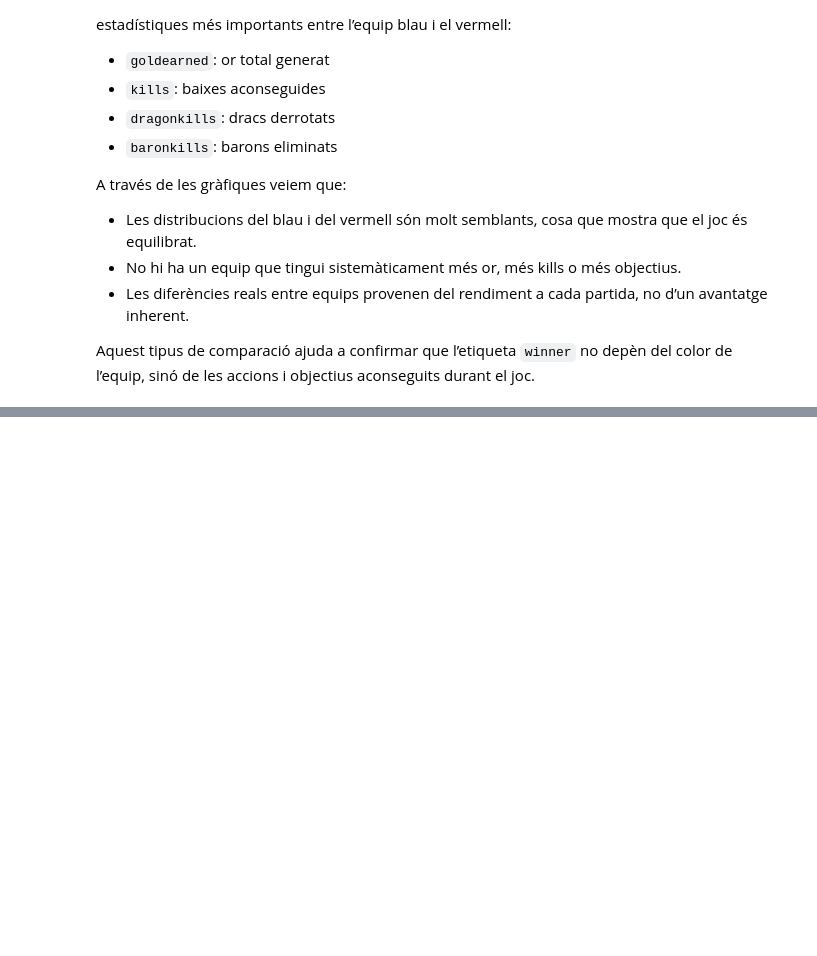
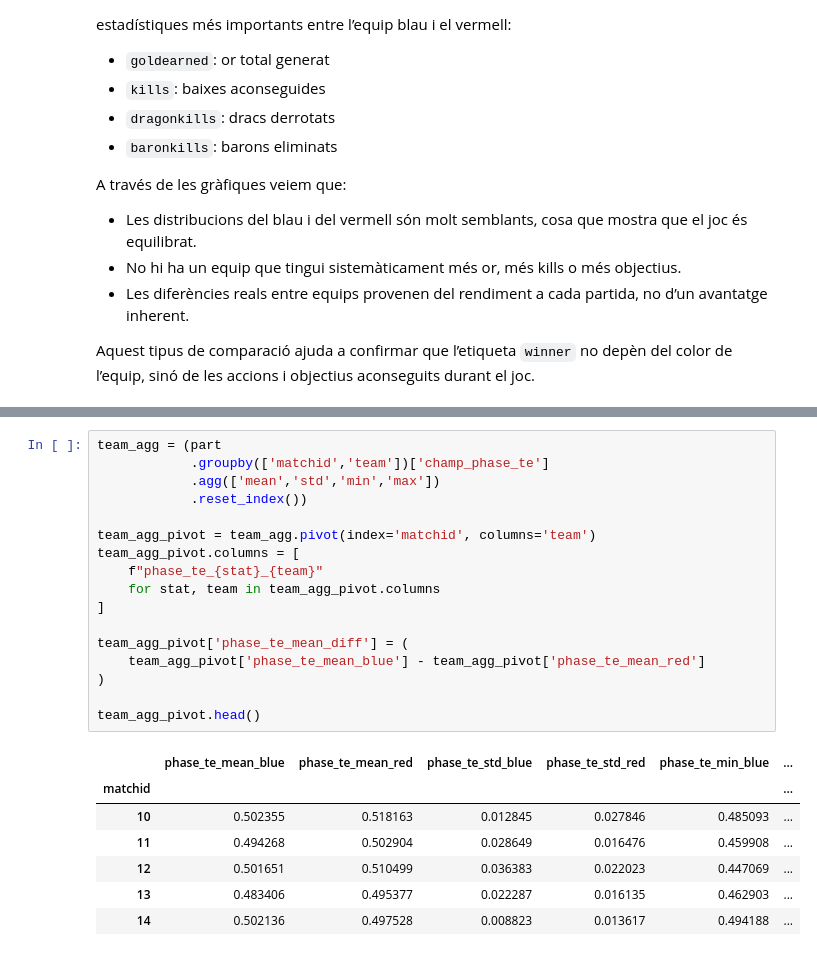
Before and after one commit to danielgarciaN/lol-win-prediction, a Jupyter notebook: LoL_WinPrediction.ipynb, the cells around one changed output, grey strips where cells are left out. Cells and saved outputs as stored; diff of their text form; blank space fills up the shorter version.

```diff
--- a/LoL_WinPrediction.ipynb
+++ b/LoL_WinPrediction.ipynb
@@ -608,0 +913,25 @@ Aquest tipus de comparació ajuda a confirmar que l’etiqueta `winner` no depè
+# %%
+team_agg = (part
+            .groupby(['matchid','team'])['champ_phase_te']
+            .agg(['mean','std','min','max'])
+            .reset_index())
+
+team_agg_pivot = team_agg.pivot(index='matchid', columns='team')
+team_agg_pivot.columns = [
+    f"phase_te_{stat}_{team}"
+    for stat, team in team_agg_pivot.columns
+]
+
+team_agg_pivot['phase_te_mean_diff'] = (
+    team_agg_pivot['phase_te_mean_blue'] - team_agg_pivot['phase_te_mean_red']
+)
+
+team_agg_pivot.head()
+# %% [output]
+|  | phase_te_mean_blue | phase_te_mean_red | phase_te_std_blue | phase_te_std_red | phase_te_min_blue | ... |
+| matchid |  |  |  |  |  | ... |
+| 10 | 0.502355 | 0.518163 | 0.012845 | 0.027846 | 0.485093 | ... |
+| 11 | 0.494268 | 0.502904 | 0.028649 | 0.016476 | 0.459908 | ... |
+| 12 | 0.501651 | 0.510499 | 0.036383 | 0.022023 | 0.447069 | ... |
+| 13 | 0.483406 | 0.495377 | 0.022287 | 0.016135 | 0.462903 | ... |
+| 14 | 0.502136 | 0.497528 | 0.008823 | 0.013617 | 0.494188 | ... |
```
Also changed, not shown: parts of 23 cells of this notebook, 3 other files.
